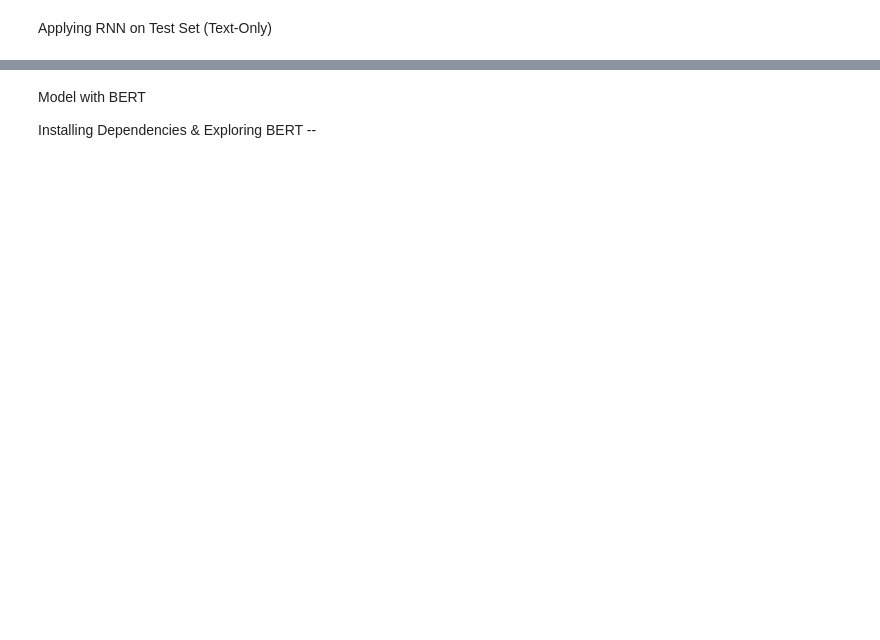
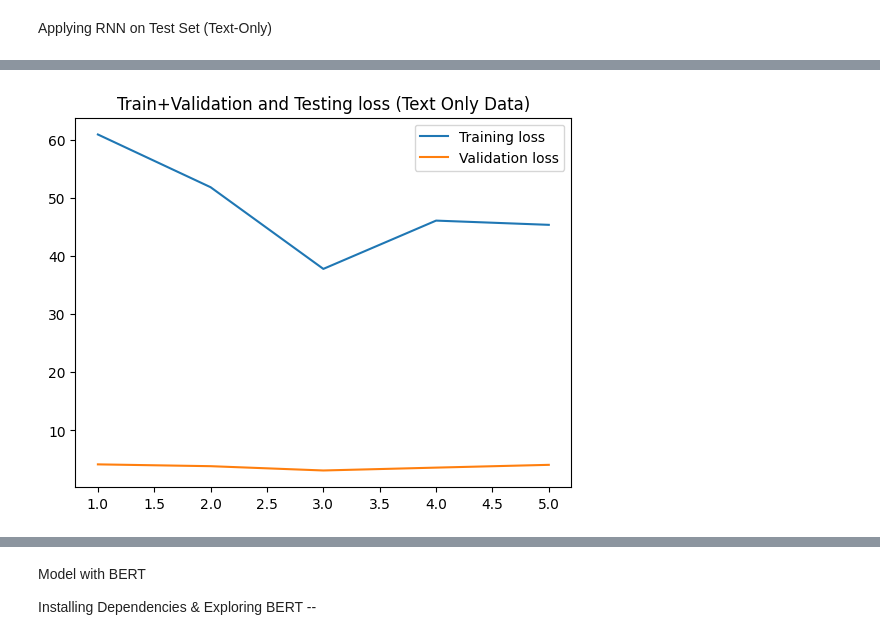
Before and after one commit to NavyaPadamuttam/Loan, a Jupyter notebook: dlp_.ipynb, the cells around one changed output, grey strips where cells are left out. Saved outputs shown, nothing was run; the diff lists cells and outputs as text; code cells hidden in the pictures; blank space fills up the shorter version.

```diff
--- a/dlp_.ipynb
+++ b/dlp_.ipynb
@@ -2121,35 +2129,2 @@ keras.utils.plot_model(model_rnn)
 # %% [markdown]
 Training the Text-Only Model
-# %%
-# ... (previous code) ...
-
-# Adapt the TextVectorization layers before using them
-# Assuming 'text1', 'text2', 'text3', 'text4', 'text5' are your text data
-# and 'vectorize1', 'vectorize2', 'vectorize3', 'vectorize4', 'vectorize5' are your TextVectorization layers
-
-vectorize1.adapt(np.asarray(train_text1)) # Adapt vectorize1 to train_text1
-vectorize2.adapt(np.asarray(train_text2)) # Adapt vectorize2 to train_text2
-vectorize3.adapt(np.asarray(train_text3)) # Adapt vectorize3 to train_text3
-vectorize4.adapt(np.asarray(train_text4)) # Adapt vectorize4 to train_text4
-vectorize5.adapt(np.asarray(train_text5)) # Adapt vectorize5 to train_text5
-
-# Now, you can use these layers to transform your text data
-train_text1 = vectorize1(np.nan_to_num(train_text1, nan='').astype(str)).numpy().astype('int32')
-train_text2 = vectorize2(np.nan_to_num(train_text2, nan='').astype(str)).numpy().astype('int32')
-train_text3 = vectorize3(np.nan_to_num(train_text3, nan='').astype(str)).numpy().astype('int32')
-train_text4 = vectorize4(np.nan_to_num(train_text4, nan='').astype(str)).numpy().astype('int32')
-train_text5 = vectorize5(np.nan_to_num(train_text5, nan='').astype(str)).numpy().astype('int32')
-
-val_text1 = vectorize1(np.nan_to_num(val_text1, nan='').astype(str)).numpy().astype('int32')
-val_text2 = vectorize2(np.nan_to_num(val_text2, nan='').astype(str)).numpy().astype('int32')
-val_text3 = vectorize3(np.nan_to_num(val_text3, nan='').astype(str)).numpy().astype('int32')
-val_text4 = vectorize4(np.nan_to_num(val_text4, nan='').astype(str)).numpy().astype('int32')
-val_text5 = vectorize5(np.nan_to_num(val_text5, nan='').astype(str)).numpy().astype('int32')
-
-# Now you can fit the model with the numerical data
-history = model_rnn.fit(
-    [train_text1, train_text2, train_text3, train_text4, train_text5],
-    train_labels,
-    epochs=5,
-    validation_data=([val_text1, val_text2, val_text3, val_text4, val_text5], val_labels)
-)
@@ -2220,11 +2282,13 @@ history2.history
 # %%
-loss2 = history2.history['loss']
-val_loss2 = history2.history['val_loss']
+loss2 = history.history['loss']
+val_loss2 = history.history['val_loss']
 epochs2 = range(1, len(loss2) + 1)
 plt.figure()
 plt.plot(epochs2, loss2, label='Training loss')
 plt.plot(epochs2, val_loss2, label='Validation loss')
 plt.title('Train+Validation and Testing loss (Text Only Data)')
 plt.legend()
 plt.show()
+# %% [output]
+[figure, added]
 # %%
```
Also changed, not shown: parts of 48 cells of this notebook.
